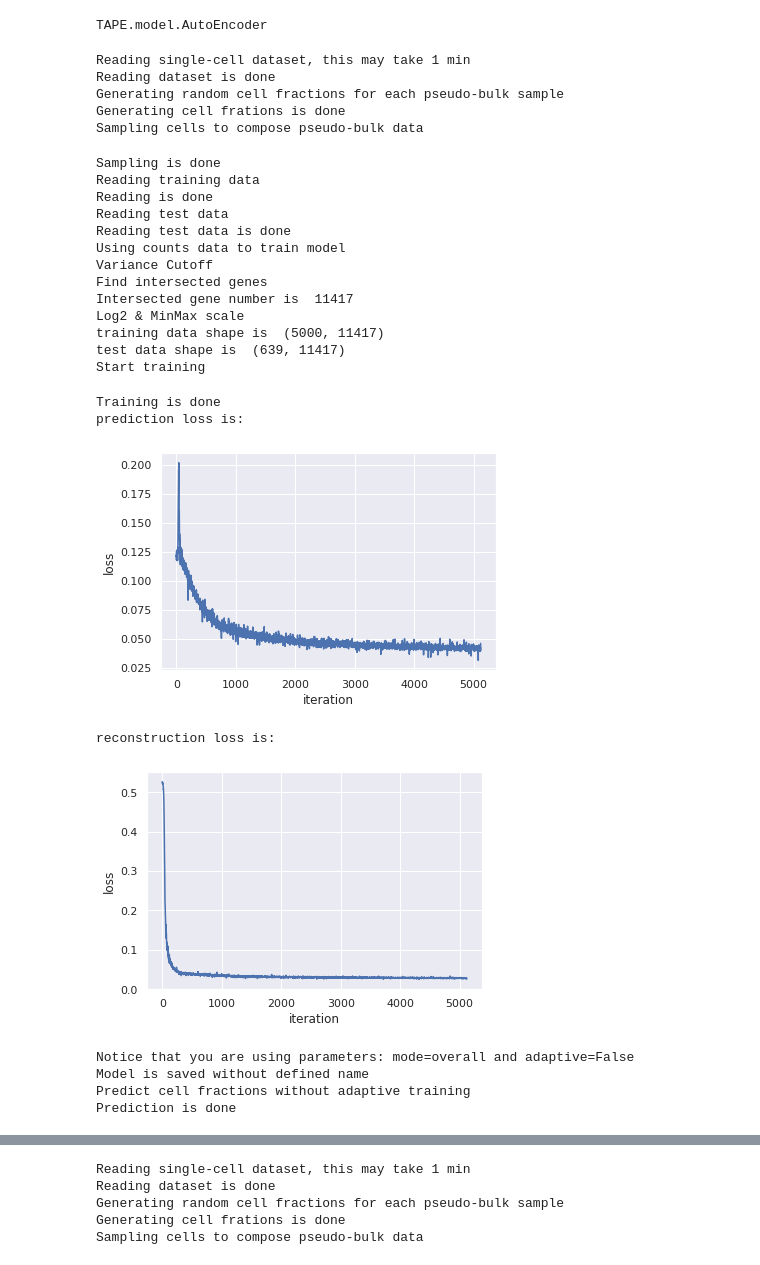
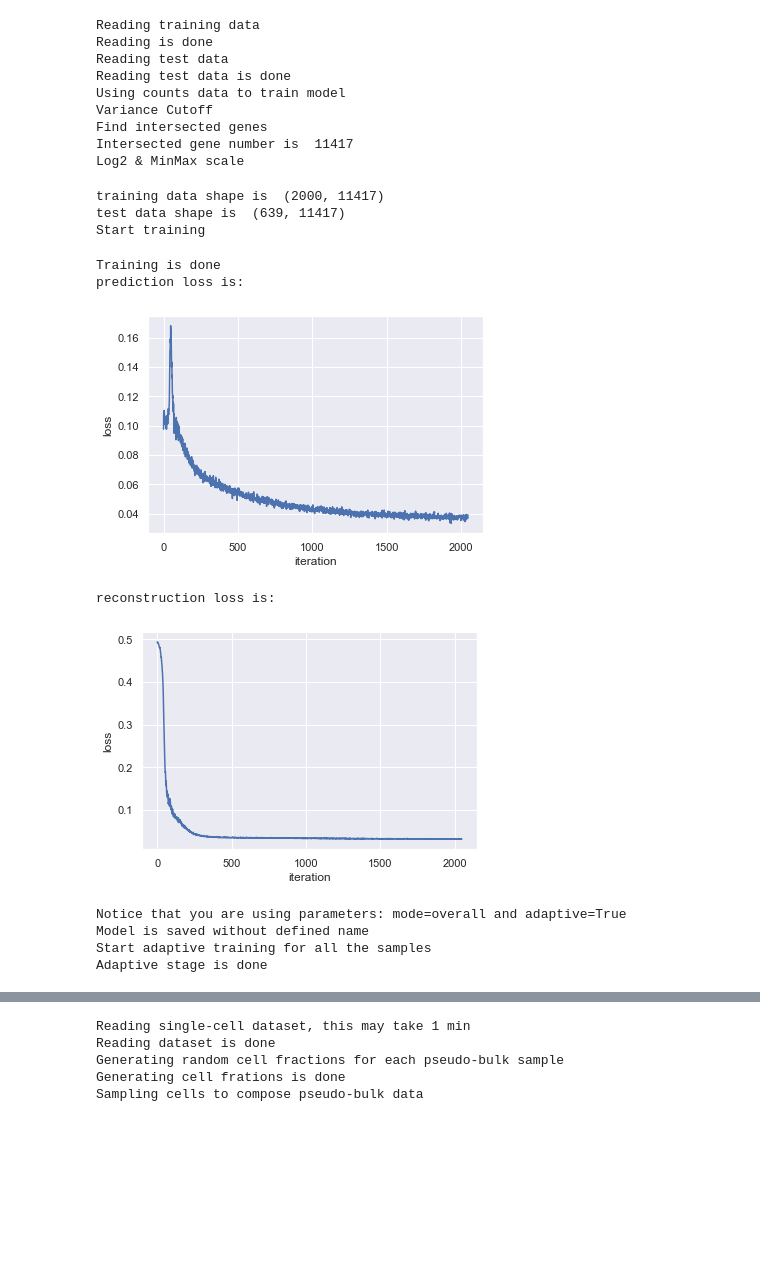
Before and after one commit to poseidonchan/TAPE, a Jupyter notebook: Experiments/Figures/ROSMAP_deconvolution.ipynb, the cells around one changed output, grey strips where cells are left out. Saved outputs shown, nothing was run; the diff lists cells and outputs as text; code cells hidden in the pictures; blank space fills up the shorter version.

```diff
--- a/Experiments/Figures/ROSMAP_deconvolution.ipynb
+++ b/Experiments/Figures/ROSMAP_deconvolution.ipynb
@@ -9,36 +7,28 @@ model = AutoEncoder(10000,20)
-# %%
-type(model)
-# %% [output]
-TAPE.model.AutoEncoder
 # %%
-expr = pd.read_csv('../ROSMAP_lengthScaledTPM_counts.txt',sep='\t',index_col=0)
+expr = pd.read_csv('/Users/chan/Desktop/pythonProject/ROSMAP/ROSMAP_lengthScaledTPM_counts.txt',
+                   sep='\t',index_col=0)
 # %%
-_, tape_pred = Deconvolution('../ref/humanbrain_ref.txt', expr.T,adaptive=False)
+sigm, tape_pred = Deconvolution('GSE67835.h5ad', expr.T,
+                             adaptive=True,mode='overall')
 # %% [output]
-Reading single-cell dataset, this may take 1 min
-Reading dataset is done
-Generating random cell fractions for each pseudo-bulk sample
-Generating cell frations is done
-Sampling cells to compose pseudo-bulk data
+Reading training data
+Reading is done
+Reading test data
+Reading test data is done
+Using counts data to train model
+Variance Cutoff
+Find intersected genes
+Intersected gene number is  11417
+Log2 & MinMax scale
-Sampling is done
-Reading training data
-Reading is done
-Reading test data
-Reading test data is done
-Using counts data to train model
-Variance Cutoff
-Find intersected genes
-Intersected gene number is  11417
-Log2 & MinMax scale
-training data shape is  (5000, 11417)
+training data shape is  (2000, 11417)
 test data shape is  (639, 11417)
 Start training
 Training is done
 prediction loss is:
-[figure, old version]
+[figure, new version]
 reconstruction loss is:
-[figure, old version]
+[figure, new version]
-Notice that you are using parameters: mode=overall and adaptive=False
+Notice that you are using parameters: mode=overall and adaptive=True
 Model is saved without defined name
-Predict cell fractions without adaptive training
-Prediction is done
+Start adaptive training for all the samples
+Adaptive stage is done
```
Also changed, not shown: parts of 2 cells of this notebook, 5 other files.
